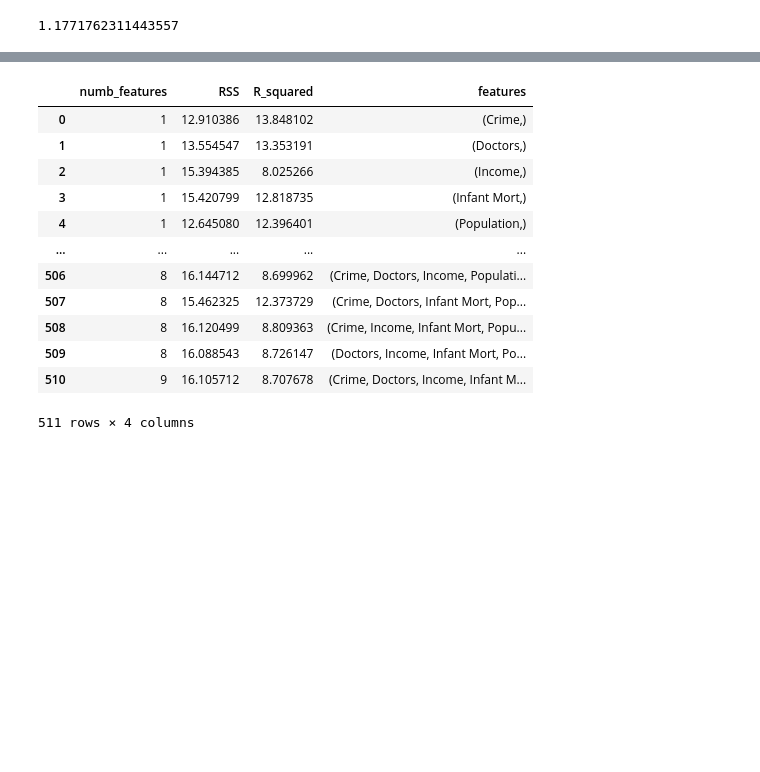
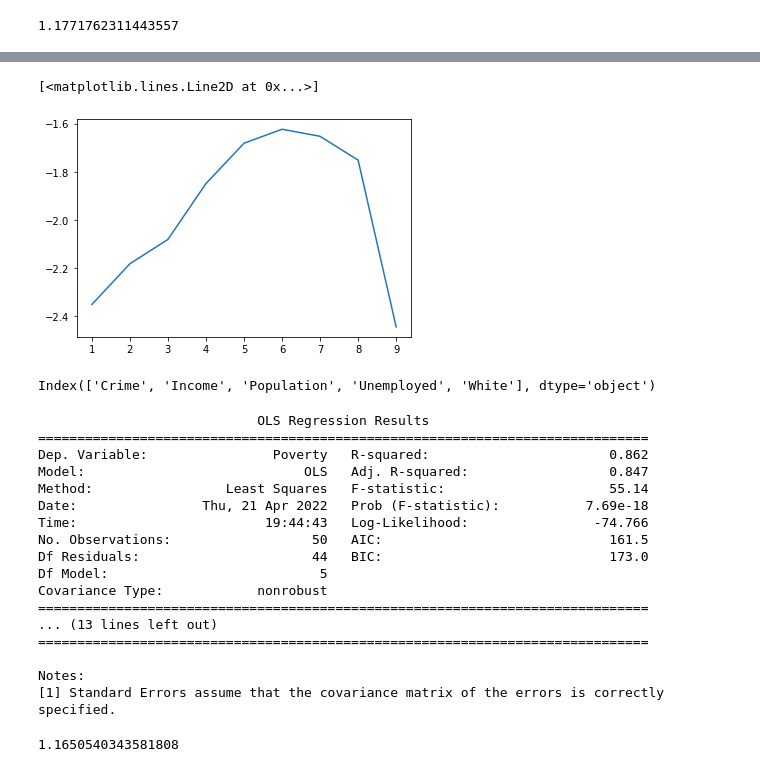
Before and after one commit to thistleknot/python-ml, a Jupyter notebook: code/ElasticNetCV.ipynb, the cells around one changed output, grey strips where cells are left out. Drawn from its saved outputs; the diff is of its cells as text; code cells hidden in the pictures; blank space fills up the shorter version.

```diff
--- a/code/ElasticNetCV.ipynb
+++ b/code/ElasticNetCV.ipynb
@@ -215,0 +340,26 @@ df_cv = pd.DataFrame({'numb_features': numb_features,'RSS': RSS_list, 'R_squared
+# %%
+sfs = SFS(ElasticNet(alpha=0, l1_ratio=0),
+          k_features=len(X.columns),
+          forward=True,
+          floating=False,
+          scoring='neg_mean_squared_error',
+          cv=10)
+
+estimators = []
+estimators.append(('standardize', ZCA()))
+estimators.append(('SFS', SFS(ElasticNet(alpha=0, l1_ratio=0),
+          k_features=len(X.columns),
+          forward=True,
+          floating=False,
+          scoring='neg_mean_squared_error',
+          cv=10)))
+#cv = RepeatedKFold(n_splits=10, n_repeats=3, random_state=1)
+model_sfs = Pipeline(estimators)
+model_sfs.fit(X, y)
+#sfs = sfs.fit(X, y)
+#fig = plot_sfs(sfs.get_metric_dict(), kind='std_err')
+
+#plt.title('Sequential Forward Selection (w. StdErr)')
+#plt.grid()
+#plt.show()
+model_sfs
@@ -215,0 +374,5 @@ df_cv = pd.DataFrame({'numb_features': numb_features,'RSS': RSS_list, 'R_squared
+# %%
+plt.plot(pd.DataFrame(model_sfs.named_steps['SFS'].subsets_).loc['avg_score'])
+# %% [output]
+[<matplotlib.lines.Line2D at 0x...>]
+[figure, added]
@@ -216,18 +382,33 @@ df_cv = pd.DataFrame({'numb_features': numb_features,'RSS': RSS_list, 'R_squared
+# %%
+bestSFS
+# %% [output]
+Index(['Crime', 'Income', 'Population', 'Unemployed', 'White'], dtype='object')
 # %%
-import matplotlib.pyplot as plt
-df_cv
+zca = ZCA()
+sm_model_linear_zca = sm.OLS(y, sm.add_constant(pd.DataFrame(zca.fit_transform(X[bestSFS]),columns=bestSFS).set_index(y.index))).fit()
+#sm_model_zca = sm.OLS(y, sm.add_constant(pd.DataFrame(zca.fit_transform(X[filtered_eNetCV]),columns=filtered_eNetCV)).set_index(y.index)).fit()
+
+print(sm_model_linear_zca.summary())
+
+rmse_linear = mean_squared_error(y, sm_model_linear_zca.predict(sm.add_constant(pd.DataFrame(zca.fit_transform(X[bestSFS]),columns=bestSFS).set_index(y.index))), squared=True)
+rmse_linear
 # %% [output]
-|  | numb_features | RSS | R_squared | features |
-| 0 | 1 | 12.910386 | 13.848102 | (Crime,) |
-| 1 | 1 | 13.554547 | 13.353191 | (Doctors,) |
-| 2 | 1 | 15.394385 | 8.025266 | (Income,) |
-| 3 | 1 | 15.420799 | 12.818735 | (Infant Mort,) |
-| 4 | 1 | 12.645080 | 12.396401 | (Population,) |
-| ... | ... | ... | ... | ... |
-| 506 | 8 | 16.144712 | 8.699962 | (Crime, Doctors, Income, Populati... |
-| 507 | 8 | 15.462325 | 12.373729 | (Crime, Doctors, Infant Mort, Pop... |
-| 508 | 8 | 16.120499 | 8.809363 | (Crime, Income, Infant Mort, Popu... |
-| 509 | 8 | 16.088543 | 8.726147 | (Doctors, Income, Infant Mort, Po... |
-| 510 | 9 | 16.105712 | 8.707678 | (Crime, Doctors, Income, Infant M... |
-511 rows × 4 columns
+                            OLS Regression Results
+==============================================================================
+Dep. Variable:                Poverty   R-squared:                       0.862
+Model:                            OLS   Adj. R-squared:                  0.847
+Method:                 Least Squares   F-statistic:                     55.14
+Date:                Thu, 21 Apr 2022   Prob (F-statistic):           7.69e-18
+Time:                        19:44:43   Log-Likelihood:                -74.766
+No. Observations:                  50   AIC:                             161.5
+Df Residuals:                      44   BIC:                             173.0
+Df Model:                           5
+Covariance Type:            nonrobust
+==============================================================================
+... (13 lines left out)
+==============================================================================
+
+Notes:
+[1] Standard Errors assume that the covariance matrix of the errors is correctly specified.
+1.1650540343581808
 # %%
```
Also changed, not shown: parts of 18 cells of this notebook.
